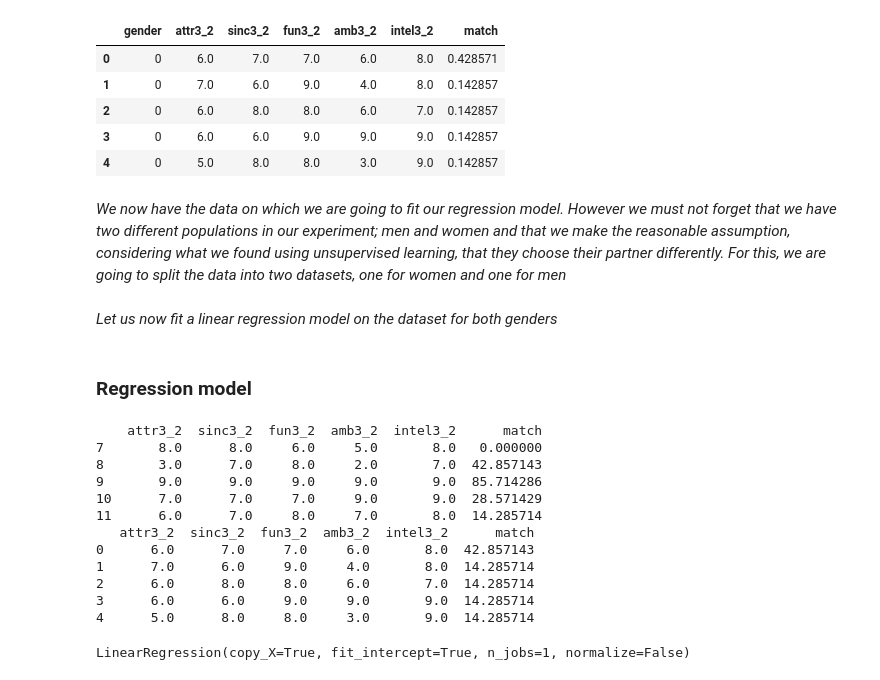
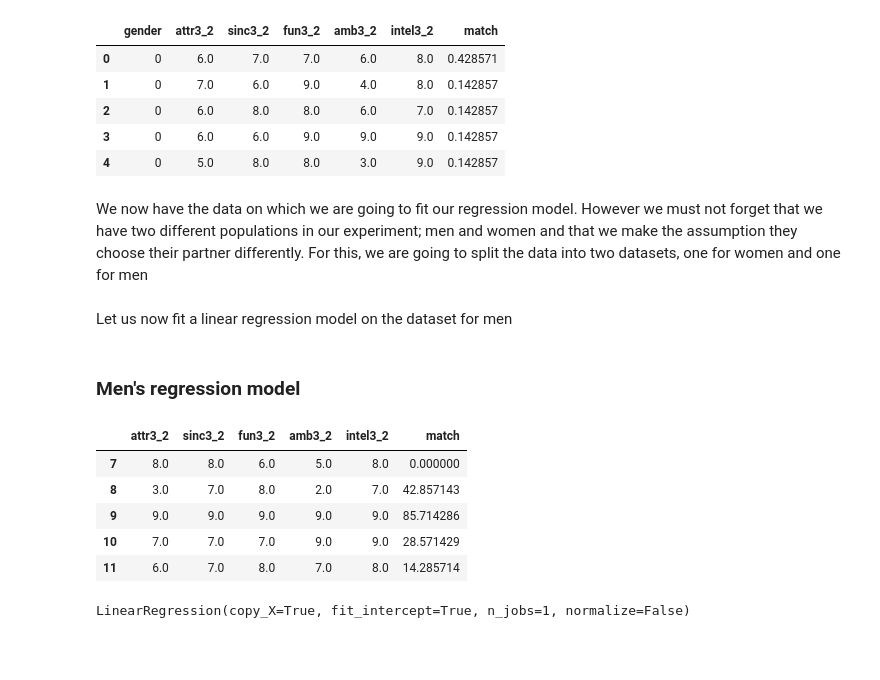
Before and after one commit to alexchouraki/Python-Project, a Jupyter notebook: Python Project.ipynb, the cells around one changed output. Saved outputs shown, nothing was run; the diff lists cells and outputs as text; code cells hidden in the pictures; blank space fills up the shorter version.

```diff
--- a/Python Project.ipynb
+++ b/Python Project.ipynb
@@ -753,7 +752,7 @@ fit_data.head()
 | 3 | 0 | 6.0 | 6.0 | 9.0 | 9.0 | 9.0 | 0.142857 |
 | 4 | 0 | 5.0 | 8.0 | 8.0 | 3.0 | 9.0 | 0.142857 |
 # %% [markdown]
-*We now have the data on which we are going to fit our regression model. However we must not forget that we have two different populations in our experiment; men and women and that we make the reasonable assumption, considering what we found using unsupervised learning, that they choose their partner differently. For this, we are going to split the data into two datasets, one for women and one for men*
+We now have the data on which we are going to fit our regression model. However we must not forget that we have two different populations in our experiment; men and women and that we make the assumption they choose their partner differently. For this, we are going to split the data into two datasets, one for women and one for men
 # %%
 fit_data_male = fit_data[fit_data['gender'] == 1] #SHOULD BE 1
 fit_data_male = fit_data_male.drop('gender', axis = 1)
@@ -765,21 +760,14 @@ fit_data_female['match'] = fit_data_female['match']*100
 # %% [markdown]
-*Let us now fit a linear regression model on the dataset for  both genders*
+Let us now fit a linear regression model on the dataset for men
 # %% [markdown]
-###  Regression model
+### Men's regression model
-# %%
-print(fit_data_male.head())
-print(fit_data_female.head())
-# %% [output]
-    attr3_2  sinc3_2  fun3_2  amb3_2  intel3_2      match
-7       8.0      8.0     6.0     5.0       8.0   0.000000
-8       3.0      7.0     8.0     2.0       7.0  42.857143
-9       9.0      9.0     9.0     9.0       9.0  85.714286
-10      7.0      7.0     7.0     9.0       9.0  28.571429
-11      6.0      7.0     8.0     7.0       8.0  14.285714
-   attr3_2  sinc3_2  fun3_2  amb3_2  intel3_2      match
-0      6.0      7.0     7.0     6.0       8.0  42.857143
-1      7.0      6.0     9.0     4.0       8.0  14.285714
-2      6.0      8.0     8.0     6.0       7.0  14.285714
-3      6.0      6.0     9.0     9.0       9.0  14.285714
-4      5.0      8.0     8.0     3.0       9.0  14.285714
+# %%
+fit_data_male.head()
+# %% [output]
+|  | attr3_2 | sinc3_2 | fun3_2 | amb3_2 | intel3_2 | match |
+| 7 | 8.0 | 8.0 | 6.0 | 5.0 | 8.0 | 0.000000 |
+| 8 | 3.0 | 7.0 | 8.0 | 2.0 | 7.0 | 42.857143 |
+| 9 | 9.0 | 9.0 | 9.0 | 9.0 | 9.0 | 85.714286 |
+| 10 | 7.0 | 7.0 | 7.0 | 9.0 | 9.0 | 28.571429 |
+| 11 | 6.0 | 7.0 | 8.0 | 7.0 | 8.0 | 14.285714 |
 # %%
```
Also changed, not shown: parts of 63 cells of this notebook.
